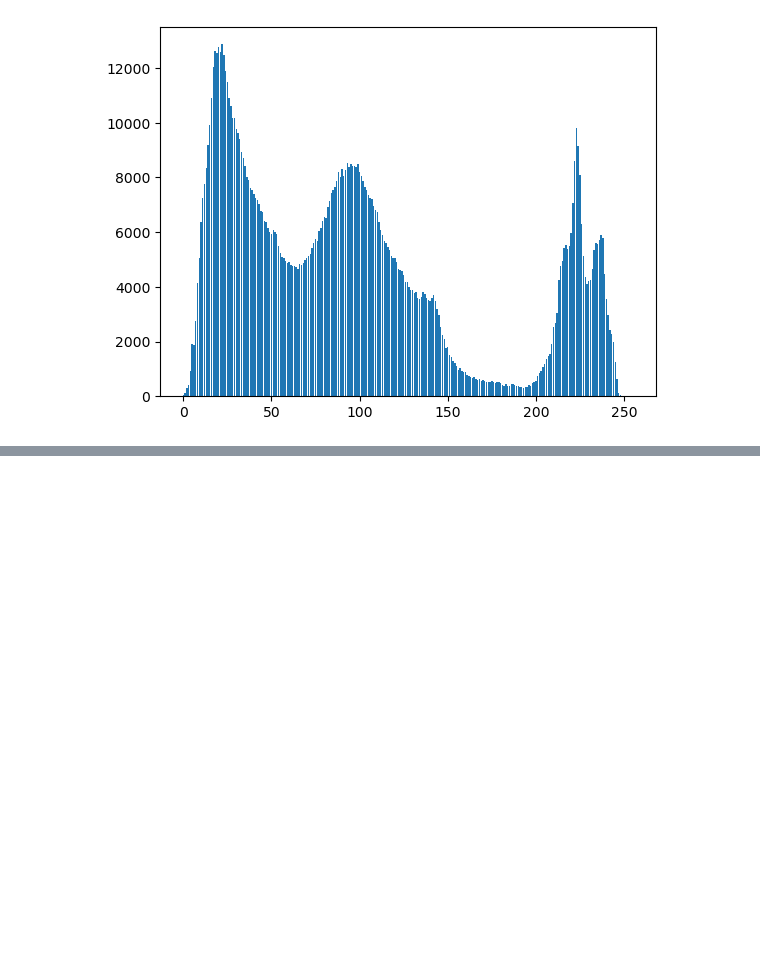
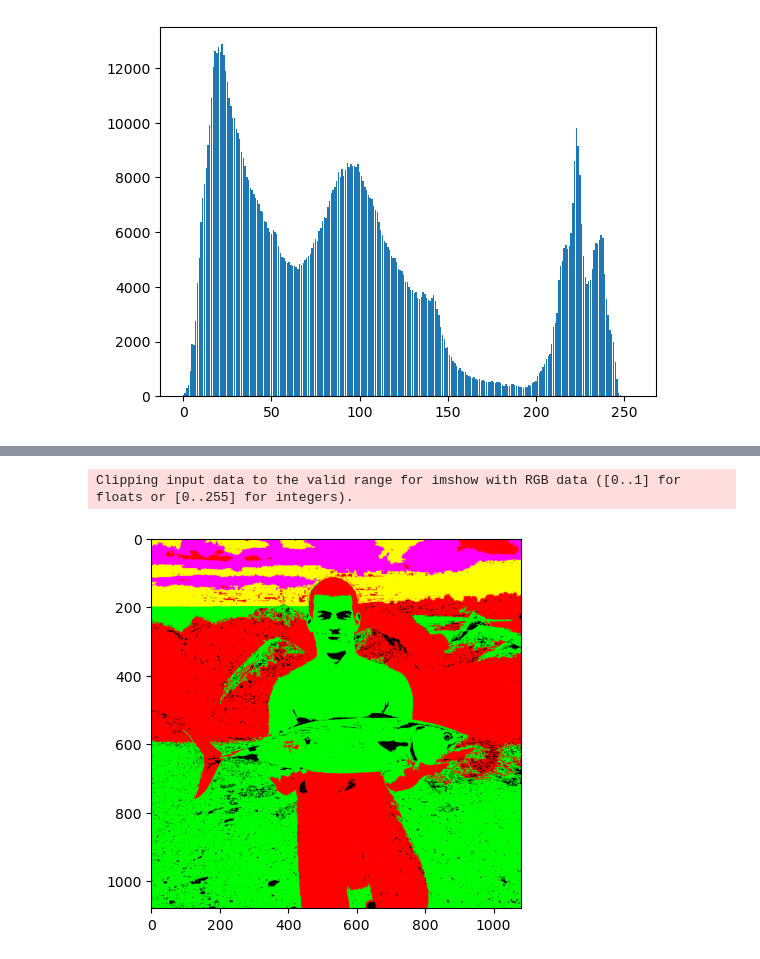
Before and after one commit to Str1kez/computer_vision, a Jupyter notebook: exercise2.ipynb, the cells around one changed output, grey strips where cells are left out. Drawn from its saved outputs; the diff is of its cells as text; code cells hidden in the pictures; blank space fills up the shorter version.

```diff
--- a/exercise2.ipynb
+++ b/exercise2.ipynb
@@ -172,16 +170,3 @@ show_image(region_growth(get_binary_image(), [(100, 100)]))
 draw_hist(get_halftone_image())
 # %% [output]
 [figure]
-# %%
-def get_sectored_image():
-    image = get_halftone_image()
-    segm1 = image <= 60
-    segm2 = (image > 60) & (image <= 190)
-    segm3 = image > 190
-    colorized_image = np.zeros((image.shape[0], image.shape[1], 3))
-    colorized_image[segm1] = (1, 0, 0)
-    colorized_image[segm2] = (0, 1, 0)
-    colorized_image[segm3] = (0, 0, 1)
-    return colorized_image
-
-show_image(get_sectored_image(), None)
@@ -196,0 +173,62 @@ show_image(region_growth(get_sectored_image(), [(100, 100)]), None)
+# %%
+def get_sectored_image():
+    image = get_halftone_image()
+    segm1 = image <= 60
+    segm2 = (image > 60) & (image <= 190)
+    segm3 = (image > 190) & (image <= 225)
+    segm4 = image > 225
+    colorized_image = np.zeros((*image.shape, 3))
+    colorized_image[segm1] = (1, 0, 0)
+    colorized_image[segm2] = (0, 1, 0)
+    colorized_image[segm3] = (0, 0, 1)
+    colorized_image[segm4] = (1, 1, 0)
+    return colorized_image
+
+def get_sectored_image_with_seeds():
+    image = get_halftone_image()
+    image_copy = image.copy()
+    segm1 = image_copy <= 60
+    image_copy[segm1] = 1
+    image_copy[~segm1] = 0
+    image_segm1 = region_growth(image_copy, [(200, 400), (600, 800), (950, 20), (900, 250),])
+    image_copy = image.copy()
+    segm1 = (image_copy > 60) & (image_copy <= 190)
+    image_copy[segm1] = 1
+    image_copy[~segm1] = 0
+    image_segm2 = region_growth(image_copy, [(200, 900), (100, 210), (900, 800), (1000, 300), (300, 370), (600, 1050), (544, 303), (544, 293)])
+    # image_copy = image.copy()
+    # segm1 = (image_copy > 60) & (image_copy <= 125) & (image_copy > 150) & (image_copy <= 190)
+    # image_copy[segm1] = 1
+    # image_copy[~segm1] = 0
+    # image_segm2 = region_growth(image_copy, [(200, 900), (100, 210), (900, 800), (1000, 300), (300, 370), (600, 1050), ])
+    # image_copy = image.copy()
+    # segm1 = (image_copy > 125) & (image_copy <= 150)
+    # image_copy[segm1] = 1
+    # image_copy[~segm1] = 0
+    # image_segm3 = region_growth(image_copy, [(570, 300),])
+    image_copy = image.copy()
+    segm1 = (image_copy > 190) & (image_copy <= 225)
+    image_copy[segm1] = 1
+    image_copy[~segm1] = 0
+    image_segm4 = region_growth(image_copy, [(100, 100), (433, 612), (50, 10), (220, 10), (400, 10), (700, 10),])
+    image_copy = image.copy()
+    segm1 = image_copy > 225
+    image_copy[segm1] = 1
+    image_copy[~segm1] = 0
+    image_segm5 = region_growth(image_copy, [(600, 50), (200, 120),])
+    result_image = np.zeros((*image.shape, 3))
+    result_image[image_segm1 == 1] = (255, 0, 0)
+    result_image[image_segm2 == 1] = (0, 255, 0)
+    # result_image[image_segm3 == 1] = (0, 0, 255)
+    result_image[image_segm4 == 1] = (255, 255, 0)
+    result_image[image_segm5 == 1] = (255, 0, 255)
+    # print(result_image[303, 544])
+    return result_image
+
+
+# show_image(get_sectored_image())
+
+show_image(get_sectored_image_with_seeds(), None)
+# %% [output]
+Clipping input data to the valid range for imshow with RGB data ([0..1] for floats or [0..255] for integers).
+[figure, added]
```
Also changed, not shown: parts of 4 cells of this notebook.
